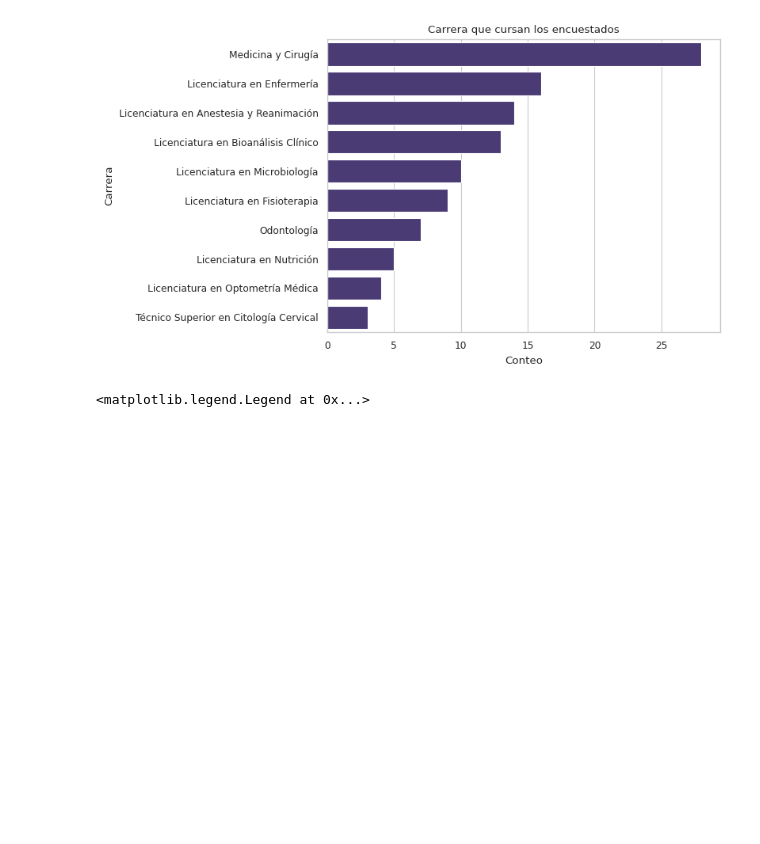
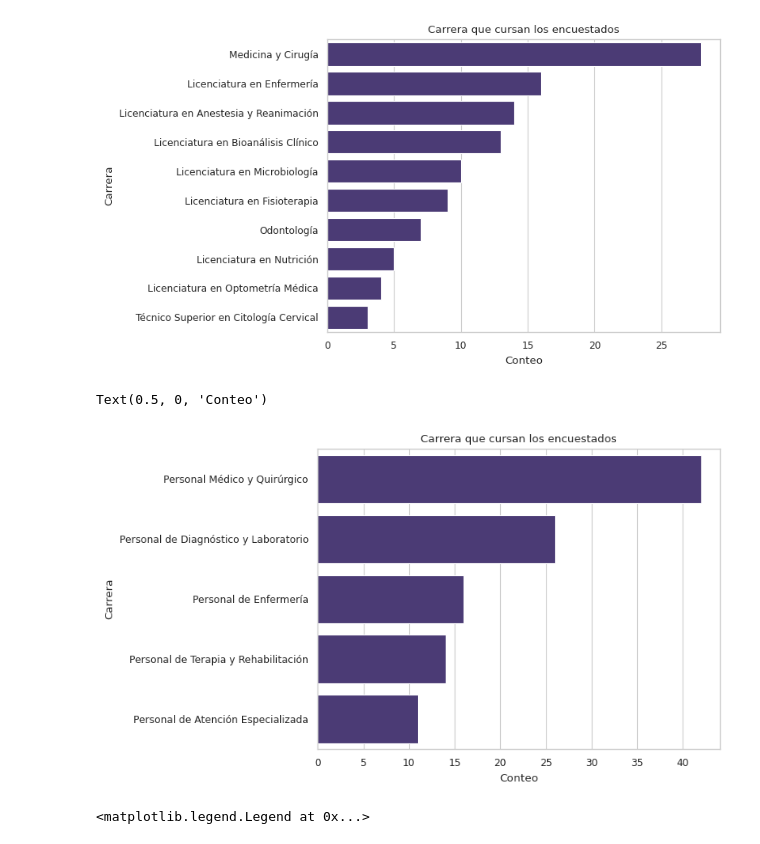
Before and after one commit to Mortadelo24/mejora-infrastructura-hospitalaria-managua-nicaragua, a Jupyter notebook: main.ipynb, the cells around one changed output. Drawn from its saved outputs; the diff is of its cells as text; code cells hidden in the pictures; blank space fills up the shorter version.

Commit message:
normilize text of open questions

```diff
--- a/main.ipynb
+++ b/main.ipynb
@@ -87,3 +99,32 @@ memory usage: 12.4 KB
+# %%
+DEGREE_CATEGORY_MAP = {
+    # Personal Médico y Quirúrgico
+    "Medicina y Cirugía": "Personal Médico y Quirúrgico",
+    "Licenciatura en Anestesia y Reanimación": "Personal Médico y Quirúrgico",
+
+    # Personal de Enfermería
+    "Licenciatura en Enfermería": "Personal de Enfermería",
+
+    # Personal de Diagnóstico y Laboratorio
+    "Licenciatura en Bioanálisis Clínico": "Personal de Diagnóstico y Laboratorio",
+    "Licenciatura en Microbiología": "Personal de Diagnóstico y Laboratorio",
+    "Técnico Superior en Citología Cervical": "Personal de Diagnóstico y Laboratorio",
+
+    # Personal de Terapia y Rehabilitación
+    "Licenciatura en Fisioterapia": "Personal de Terapia y Rehabilitación",
+    "Licenciatura en Nutrición": "Personal de Terapia y Rehabilitación",
+
+    # Personal de Atención Especializada
+    "Odontología": "Personal de Atención Especializada",
+    "Licenciatura en Optometría Médica": "Personal de Atención Especializada",
+    "Podología": "Personal de Atención Especializada",
+
+    # Personal de Salud Pública y Prevención
+    "Técnico Superior en Higiene y Epidemiología": "Personal de Salud Pública y Prevención"
+}
+
+
+data['degree_category'] = data['degree'].apply(lambda x: DEGREE_CATEGORY_MAP[x]).astype('category')
 # %% [markdown]
 # Graficos
 # %%
@@ -110,6 +143,18 @@ plt.xlabel("Conteo")
 # %% [output]
 Text(0.5, 0, 'Conteo')
 [figure]
+# %%
+sns.countplot(
+    data=data,
+    y='degree_category',
+    order=data['degree_category'].value_counts().index
+)
+plt.title("Carrera que cursan los encuestados")
+plt.ylabel("Carrera")
+plt.xlabel("Conteo")
+# %% [output]
+Text(0.5, 0, 'Conteo')
+[figure, added]
 # %%
 ax = sns.countplot(data=data, y='degree', hue='modernization_score', palette="viridis")
 plt.title("Carrera que cursan los encuestados y su calificacion\n personal acerca del estado de la red hospitalaria")
```
Also changed, not shown: parts of 5 cells of this notebook.
